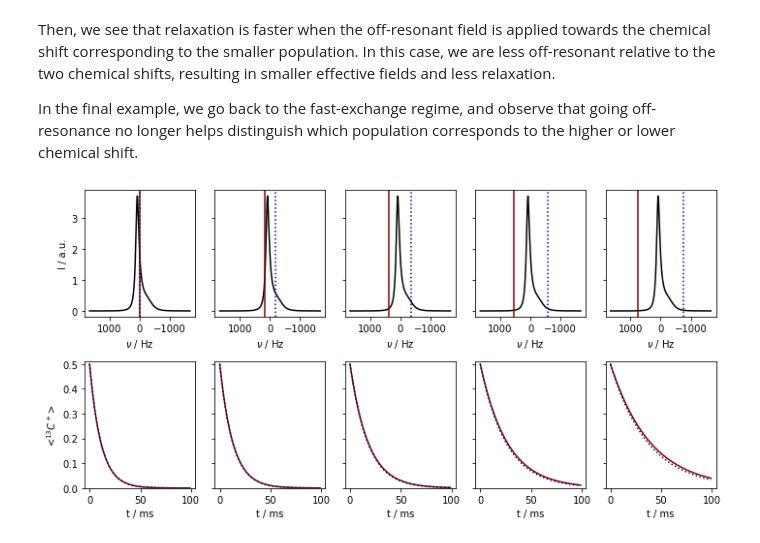
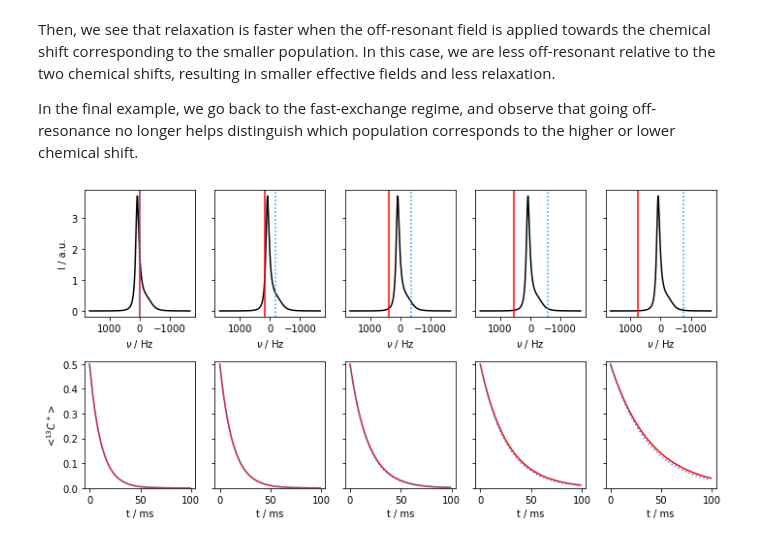
Before and after one commit to alsinmr/SLEEPY_tutorial, a Jupyter notebook: Chapters/Chapter2/Ch2_BMRD.ipynb, the cells around one changed output. Cells and saved outputs as stored; diff of their text form; code cells hidden in the pictures.

```diff
--- a/Chapters/Chapter2/Ch2_BMRD.ipynb
+++ b/Chapters/Chapter2/Ch2_BMRD.ipynb
@@ -250,8 +250,8 @@ for voff,a in zip(voff0,ax.T):
     # Here we just plot a spectrum plus mark where the offsets are placed
     rho0.plot(FT=True,ax=a[0],axis='Hz',color='black')
     yl=a[0].get_ylim()
-    a[0].plot(voff*np.ones(2),yl,color='maroon')
-    a[0].plot(-voff*np.ones(2),yl,color='darkblue',linestyle=':')
+    a[0].plot(voff*np.ones(2),yl,color='red')
+    a[0].plot(-voff*np.ones(2),yl,color='dodgerblue',linestyle=':')
     a[0].set_ylim(yl)
 
     # If we flip the right amount for the off-resonant field, we reduce oscillation
@@ -267,7 +267,7 @@ for voff,a in zip(voff0,ax.T):
         rho.reset()
         #Partial flip down, off-resonance spin-lock, finish flip, detect
         (Uflip1*(U**n)*Uflip0*rho)()
-    rho.plot(axis='ms',ax=a[1],color='maroon')
+    rho.plot(axis='ms',ax=a[1],color='red')
 
     seq=L.Sequence().add_channel('13C',v1=v1,voff=-voff)
     U=seq.U(Dt)
@@ -277,7 +277,7 @@ for voff,a in zip(voff0,ax.T):
         rho.reset()
         #Partial flip down, off-resonance spin-lock, finish flip, detect
         (Uflip1*(U**n)*Uflip0*rho)()
-    rho.plot(axis='ms',ax=a[1],color='darkblue',linestyle=':')
+    rho.plot(axis='ms',ax=a[1],color='dodgerblue',linestyle=':')
 
     # Make the plots nicer
     if not(a[0].is_first_col()):
@@ -305,36 +305,36 @@ for voff,a in zip(voff0,ax.T):
     a[1].set_ylim([0,.51])
     rho0.plot(FT=True,ax=a[0],axis='Hz',color='black')
     yl=a[0].get_ylim()
-    a[0].plot(voff*np.ones(2),yl,color='maroon')
-    a[0].plot(-voff*np.ones(2),yl,color='darkblue',linestyle=':')
+    a[0].plot(voff*np.ones(2),yl,color='red')
+    a[0].plot(-voff*np.ones(2),yl,color='dodgerblue',linestyle=':')
     a[0].set_ylim(yl)
     flip=np.arcsin(500/np.sqrt(500**2+voff**2))
     Uflip0=L.Sequence().add_channel('13C',v1=100000,t=[0,flip/100000/2/np.pi],phase=np.pi/2).U()
     Uflip1=L.Sequence().add_channel('13C',v1=100000,t=[0,(np.pi/2-flip)/100000/2/np.pi+1e-10],phase=np.pi/2).U()
     rho.clear()
 
 
     seq=L.Sequence().add_channel('13C',v1=-500,voff=voff)
     U=seq.U(Dt)
     for n in range(100):
         rho.reset()
         (Uflip1*(U**n)*Uflip0*rho)()
-    rho.plot(axis='ms',ax=a[1],color='maroon')
+    rho.plot(axis='ms',ax=a[1],color='red')
 
     seq=L.Sequence().add_channel('13C',v1=500,voff=-voff)
     U=seq.U(Dt)
 
     rho.clear()
     for n in range(100):
         rho.reset()
         (Uflip1*(U**n)*Uflip0*rho)()
-    rho.plot(axis='ms',ax=a[1],color='darkblue',linestyle=':')
+    rho.plot(axis='ms',ax=a[1],color='dodgerblue',linestyle=':')
 
     if not(a[0].is_first_col()):
         a[0].set_ylabel('')
         a[0].set_yticklabels('')
         a[1].set_ylabel('')
         a[1].set_yticklabels('')
 fig.tight_layout()
 # %% [output]
-[figure, old version]
+[figure, new version]
```
Also changed, not shown: parts of 1 cell of this notebook, 12 other files.
